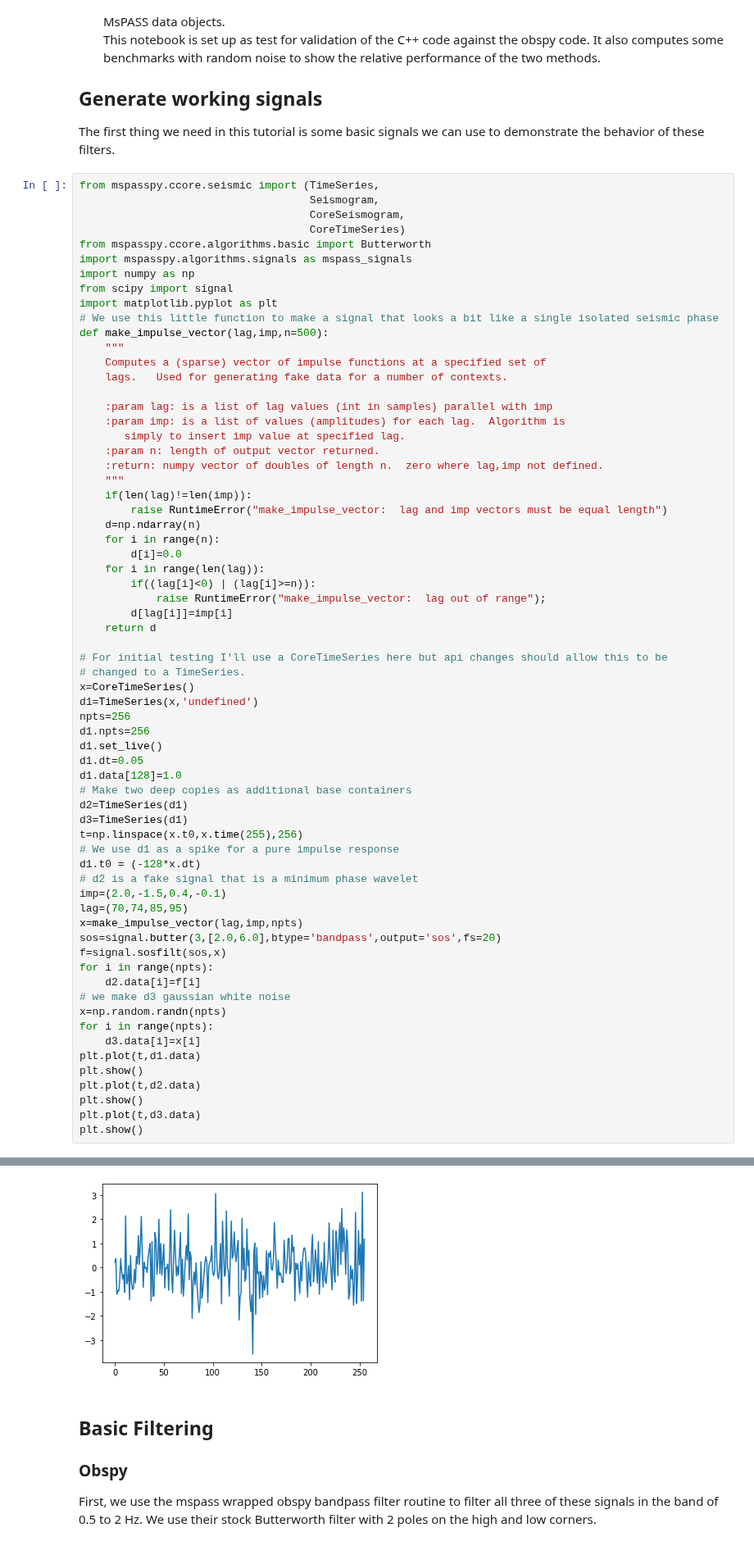
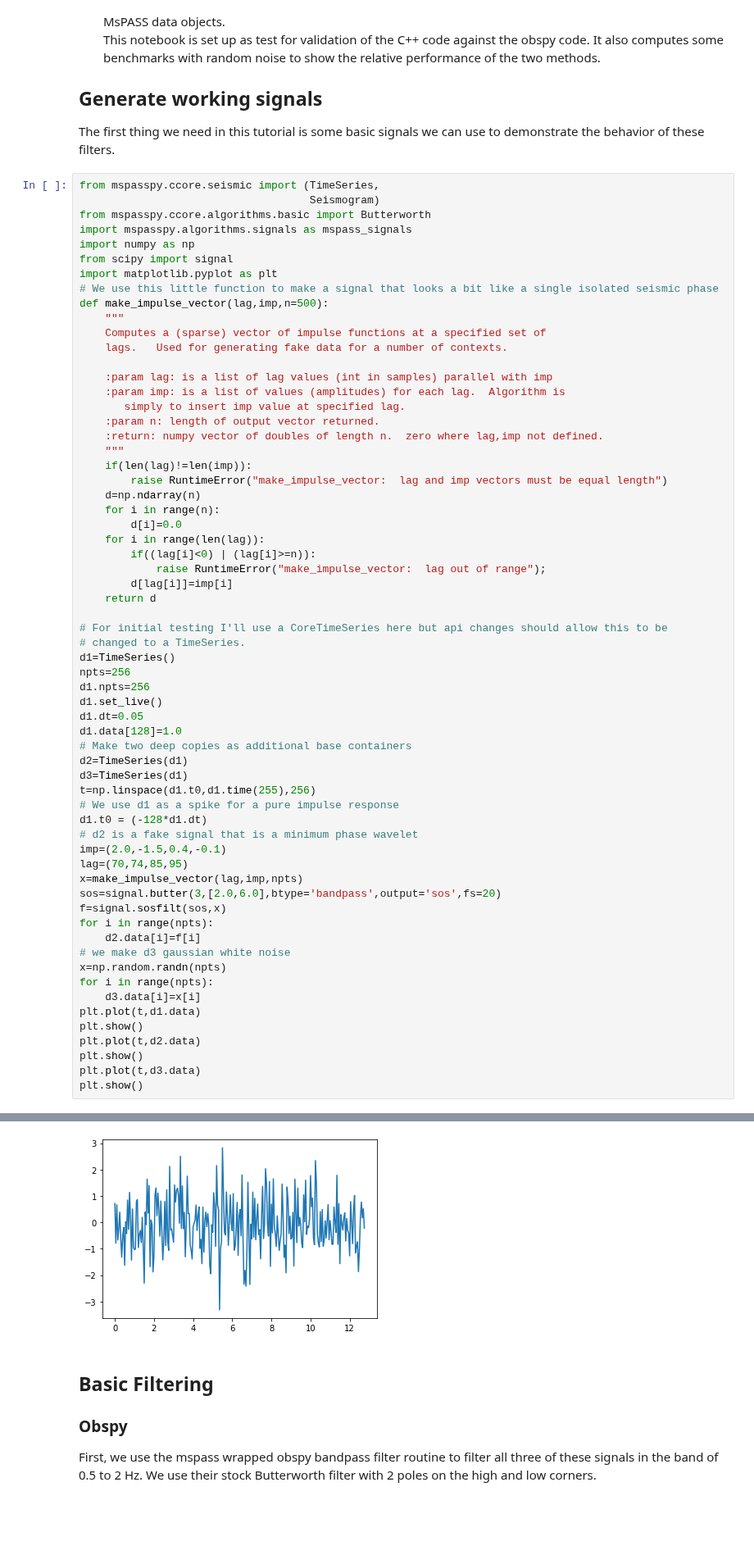
Before and after one commit to mspass-team/mspass_tutorial, a Jupyter notebook: notebooks/bandpass_filtering.ipynb, the cells around one changed output, grey strips where cells are left out. Shown at 82% size. Drawn from its saved outputs; the diff is of its cells as text; blank space fills up the shorter version.

```diff
--- a/notebooks/bandpass_filtering.ipynb
+++ b/notebooks/bandpass_filtering.ipynb
@@ -12,9 +12,7 @@ This notebook is set up as test for validation of the C++ code against the obspy
 The first thing we need in this tutorial is some basic signals we can use to demonstrate the behavior of these filters.
 # %%
 from mspasspy.ccore.seismic import (TimeSeries,
-                                    Seismogram,
-                                    CoreSeismogram,
-                                    CoreTimeSeries)
+                                    Seismogram)
 from mspasspy.ccore.algorithms.basic import Butterworth
 import mspasspy.algorithms.signals as mspass_signals
 import numpy as np
@@ -45,8 +43,7 @@ def make_impulse_vector(lag,imp,n=500):
 
 # For initial testing I'll use a CoreTimeSeries here but api changes should allow this to be
 # changed to a TimeSeries.
-x=CoreTimeSeries()
-d1=TimeSeries(x,'undefined')
+d1=TimeSeries()
 npts=256
 d1.npts=256
 d1.set_live()
@@ -55,9 +52,9 @@ d1.data[128]=1.0
 # Make two deep copies as additional base containers
 d2=TimeSeries(d1)
 d3=TimeSeries(d1)
-t=np.linspace(x.t0,x.time(255),256)
+t=np.linspace(d1.t0,d1.time(255),256)
 # We use d1 as a spike for a pure impulse response
-d1.t0 = (-128*x.dt)
+d1.t0 = (-128*d1.dt)
 # d2 is a fake signal that is a minimum phase wavelet
 imp=(2.0,-1.5,0.4,-0.1)
 lag=(70,74,85,95)
@@ -82,4 +79,4 @@ plt.show()
-[figure, old version]
+[figure, new version]
 # %% [markdown]
 ## Basic Filtering
 ### Obspy
```
Also changed, not shown: parts of 10 cells of this notebook, 3 other files.
